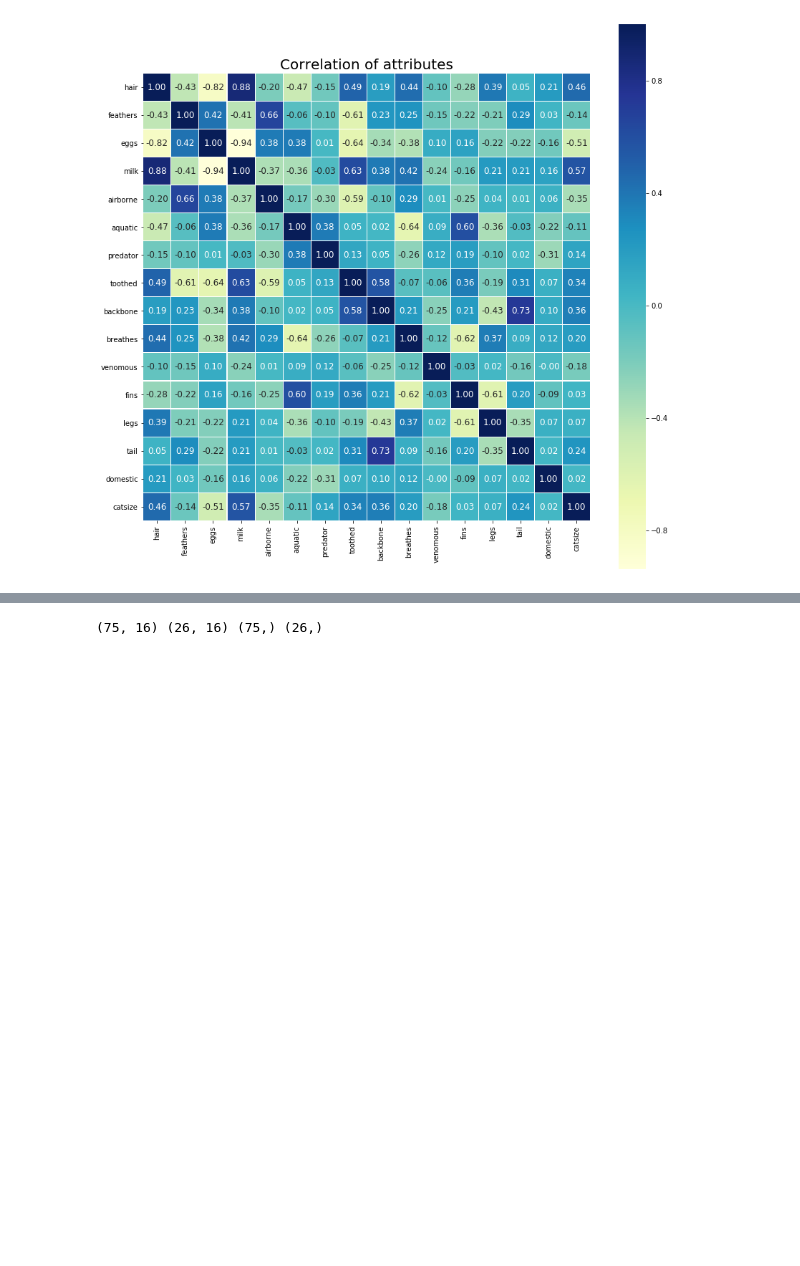
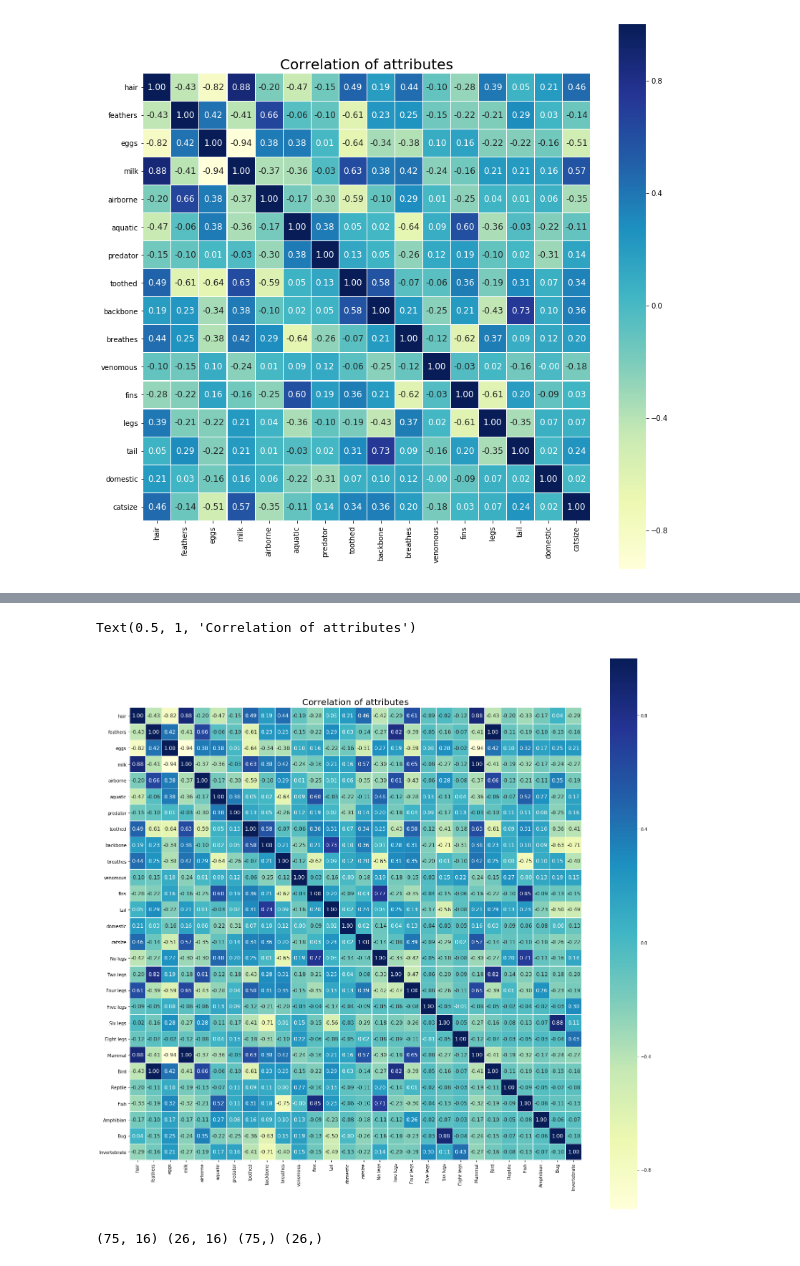
Before and after one commit to Fudgel69/MAL, a Jupyter notebook: MAL projekt/Mal_projekt.ipynb, the cells around one changed output, grey strips where cells are left out. Drawn from its saved outputs; the diff is of its cells as text; code cells hidden in the pictures; blank space fills up the shorter version.

Commit message:
Correlation med type og ben

```diff
--- a/MAL projekt/Mal_projekt.ipynb
+++ b/MAL projekt/Mal_projekt.ipynb
@@ -30,3 +30,9 @@ plt.title('Correlation of attributes', y=1, size=20)
 # %% [output]
 Text(0.5, 1, 'Correlation of attributes')
 [figure]
+# %%
+dataLegs = pd.DataFrame()
+dataLegs = pd.get_dummies(data['legs'], sparse = True)
+colLegsTitle = ['No legs','Two legs','Four legs','Five legs','Six legs','Eight legs']
+dataLegs.columns = colLegsTitle
+dataLegs.head()
@@ -32,0 +46,6 @@ Text(0.5, 1, 'Correlation of attributes')
+# %%
+dataClassType = pd.DataFrame()
+dataClassType = pd.get_dummies(data['class_type'],sparse=True)
+colClassTitle = ['Mammal','Bird','Reptile','Fish','Amphibian','Bug','Invertebrate']
+dataClassType.columns = colClassTitle
+dataClassType.head()
@@ -33,3 +59,17 @@ Text(0.5, 1, 'Correlation of attributes')
+# %%
+dataCorrelate = data.join(dataLegs)
+dataCorrelate = dataCorrelate.join(dataClassType)
+dataCorrelate = dataCorrelate.drop(['legs'],axis=1)
+dataCorrelate = dataCorrelate.drop(['class_type'],axis=1)
+dataCorrelate = dataCorrelate.corr()
+
+plt.figure(figsize=(23,23))
+sbn.heatmap(dataCorrelate, cbar = True,  square = True, annot=True, fmt= '.2f',annot_kws={'size': 12},
+            cmap="YlGnBu", linewidths=0.1, linecolor='white')
+plt.title('Correlation of attributes', y=1, size=20)
+# %% [output]
+Text(0.5, 1, 'Correlation of attributes')
+[figure, added]
 # %%
 
 def preprocess(data):
```
Also changed, not shown: parts of 2 cells of this notebook, 2 other files.
